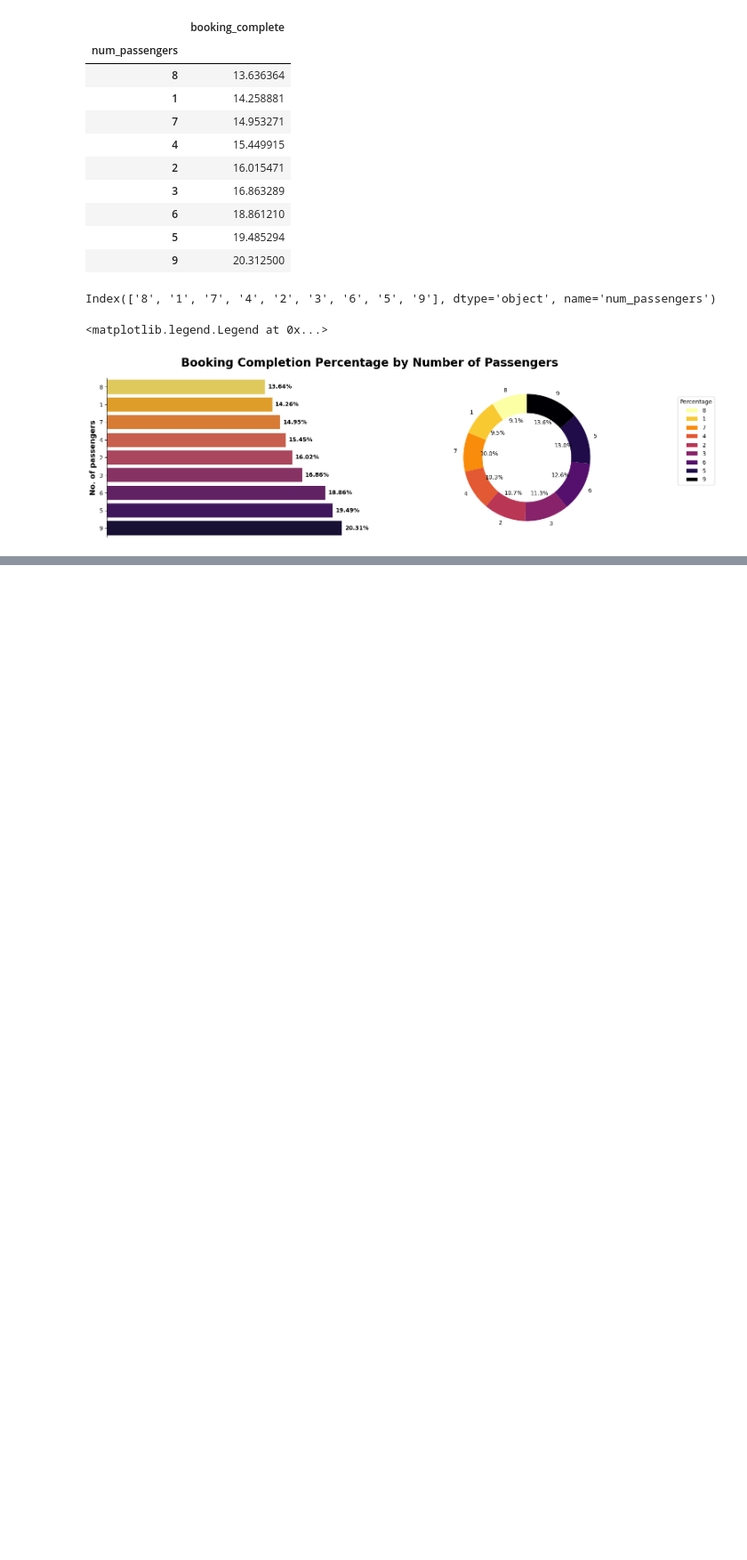
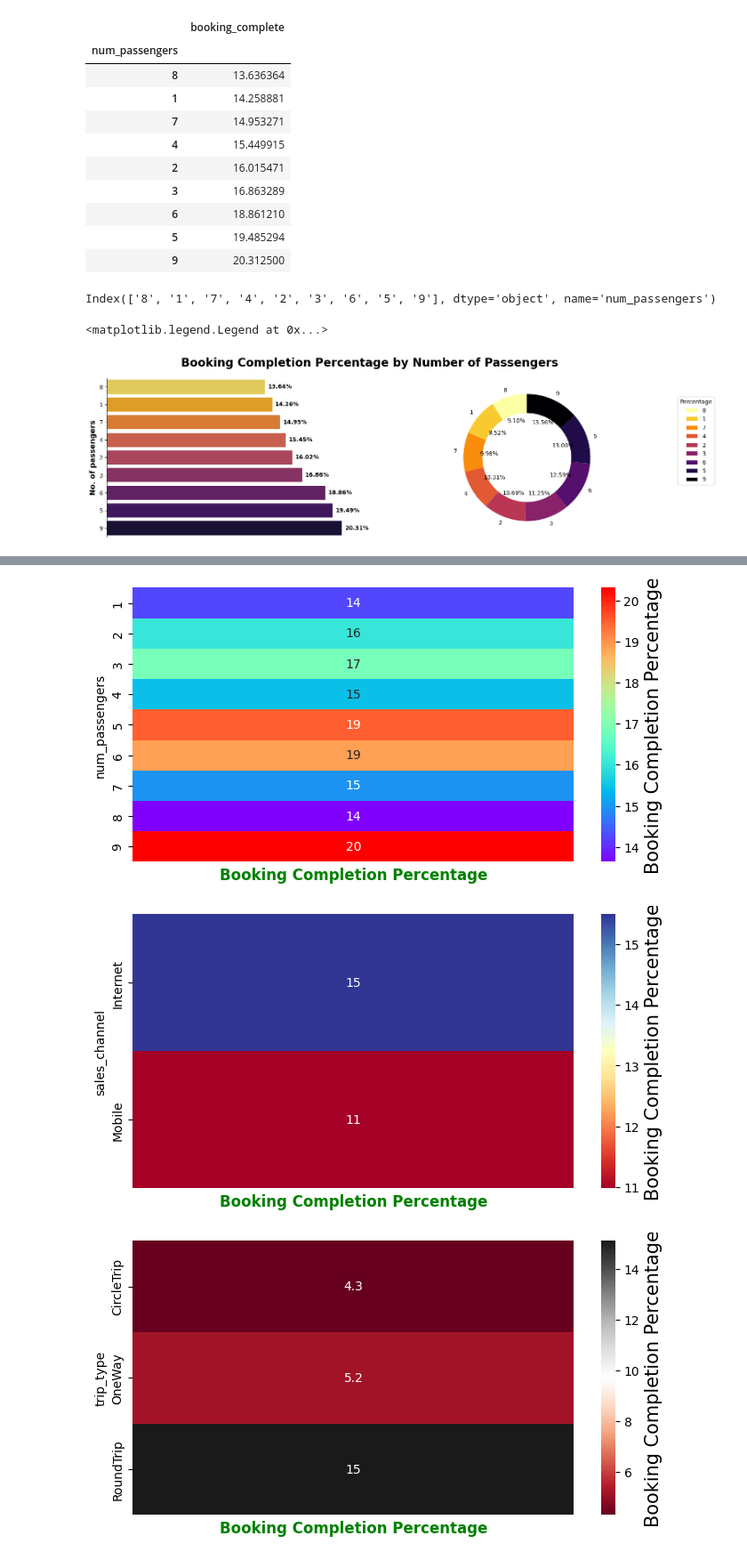
Before and after one commit to BhanuSrihridai/British-Airways, a Jupyter notebook: Task_2.ipynb, the cells around one changed output, grey strips where cells are left out. Shown at 89% size. Saved outputs shown, nothing was run; the diff lists cells and outputs as text; code cells hidden in the pictures; blank space fills up the shorter version.

```diff
--- a/Task_2.ipynb
+++ b/Task_2.ipynb
@@ -355,0 +559,6 @@ plt.legend(loc='upper right',bbox_to_anchor=(1.7,0.9),title='Percentage')
+# %%
+plots.categorical_Bi_variate_heatmap()
+# %% [output]
+[figure, added]
+[figure, added]
+[figure, added]
```
Also changed, not shown: parts of 9 cells of this notebook.
